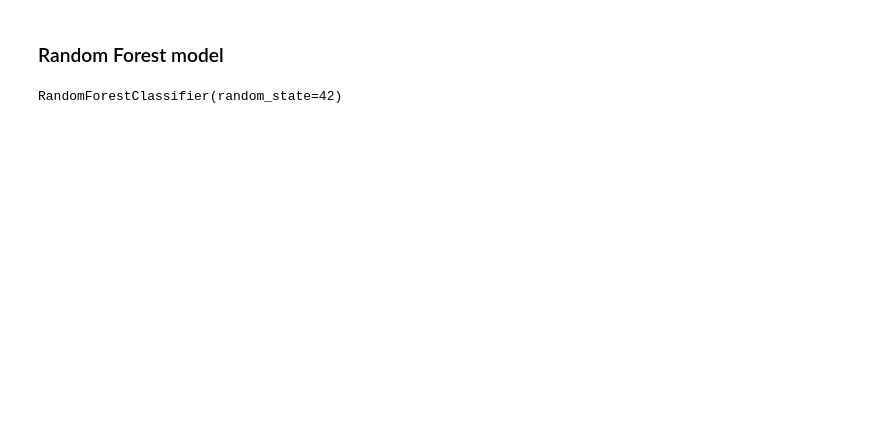
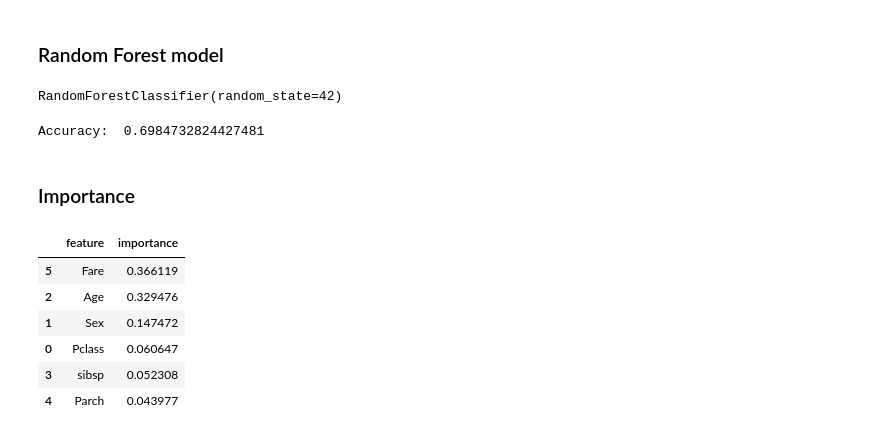
Before and after one commit to mbubula6/jupyter-study, a Jupyter notebook: notebooks/titanic_analysys.ipynb, the cells around one changed output. Drawn from its saved outputs; the diff is of its cells as text; code cells hidden in the pictures; blank space fills up the shorter version.

Commit message:
Display of importances added (for educational purposes)

```diff
--- a/notebooks/titanic_analysys.ipynb
+++ b/notebooks/titanic_analysys.ipynb
@@ -40,6 +86,6 @@ plt.show()
 features = ['Pclass', 'Sex', 'Age', 'sibsp', 'Parch', 'Fare']
 
 X = data[features]
-y = data['Survived']
+y = data['survived']
 # X.head()
 y.head()
@@ -68,4 +123,28 @@ RandomForestClassifier(random_state=42)
 y_pred = model.predict(X_test)
 
 accuracy = accuracy_score(y_test, y_pred)
+# accuracy
 print("Accuracy: ", accuracy)
+# %% [output]
+Accuracy:  0.6984732824427481
+# %% [markdown]
+### Importance
+# %%
+importances = model.feature_importances_
+
+feature_importance = pd.DataFrame({ # DataFrame pandas basic for showing data (table-like)
+    'feature': features,
+    'importance': importances
+    })
+
+feature_importance = feature_importance.sort_values(by='importance', ascending=False) # Sorting by importances
+
+feature_importance #print
+# %% [output]
+|  | feature | importance |
+| 5 | Fare | 0.366119 |
+| 2 | Age | 0.329476 |
+| 1 | Sex | 0.147472 |
+| 0 | Pclass | 0.060647 |
+| 3 | sibsp | 0.052308 |
+| 4 | Parch | 0.043977 |
```
Also changed, not shown: parts of 7 cells of this notebook.
